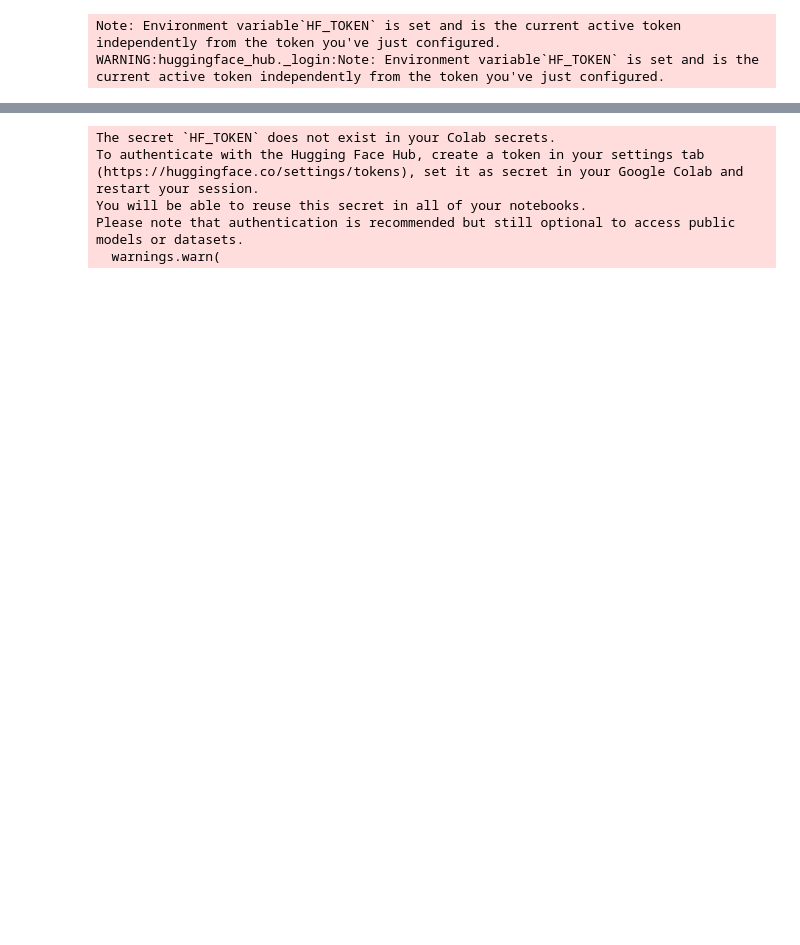
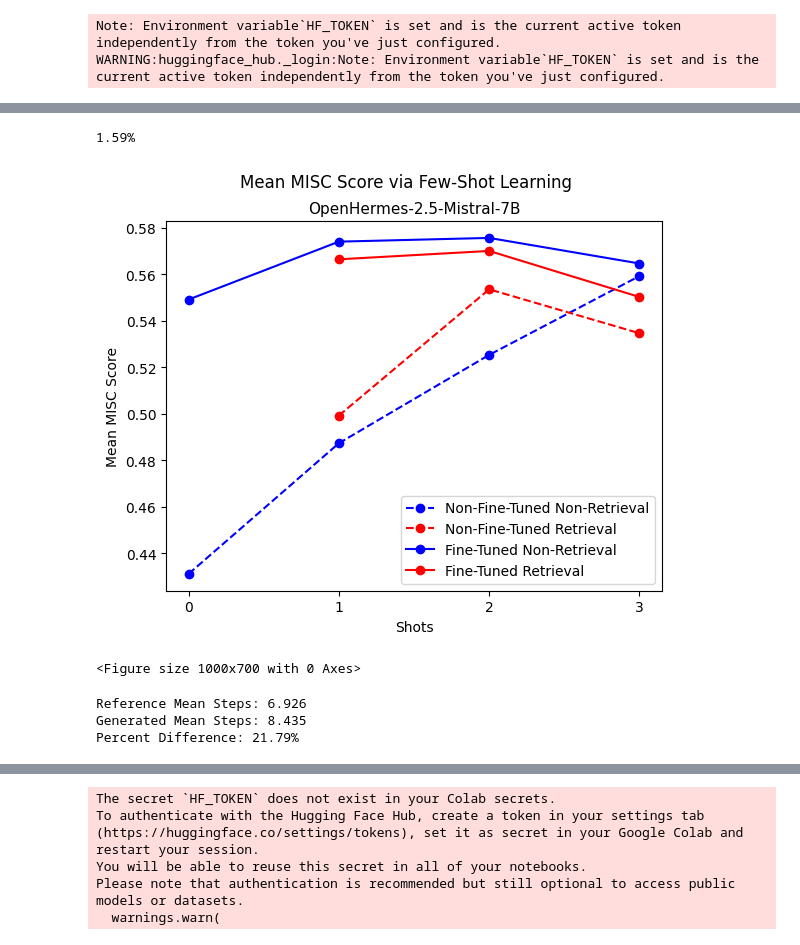
Before and after one commit to dcosta224/recipe-266-project, a Jupyter notebook: fine_tune.ipynb, the cells around one changed output, grey strips where cells are left out. Cells and saved outputs as stored; diff of their text form; code cells hidden in the pictures; blank space fills up the shorter version.

```diff
--- a/fine_tune.ipynb
+++ b/fine_tune.ipynb
@@ -77,0 +186,35 @@ DatasetDict({
+# %%
+better = 7.532
+base = 7.414
+
+print(f'{100*(better - base)/base:.2f}%')
+# %% [output]
+1.59%
+# %%
+import matplotlib.pyplot as plt
+
+for exp_class, val_dict in spearman_ratings.items():
+  shots, ratings = zip(*val_dict.items())
+  color = 'blue' if 'Non-Retrieval' in exp_class else 'red'
+  ls = '--' if 'Non-Fine-Tuned' in exp_class else '-'
+  plt.plot(
+      shots,
+      ratings,
+      label=exp_class.replace('_', ' '),
+      color=color,
+      linestyle=ls,
+      marker='o')
+
+plt.xticks(range(4))
+plt.xlabel("Shots")
+plt.ylabel("Mean MISC Score")
+plt.suptitle("Mean MISC Score via Few-Shot Learning")
+plt.title("OpenHermes-2.5-Mistral-7B", fontdict={'fontsize':11})
+
+
+plt.legend()
+plt.figure(figsize=(10,7))
+plt.show()
+# %% [output]
+[figure, added]
+<Figure size 1000x700 with 0 Axes>
@@ -77,0 +288,13 @@ DatasetDict({
+# %%
+ref_n_inst = [len(l) for l in ref_df['reference_instruction_list']]
+gen_n_inst = [len(l) for l in cot_nft_7['generated_instruction_list']]
+
+ref_steps = np.mean(ref_n_inst)
+gen_steps = np.mean(gen_n_inst)
+print(f"Reference Mean Steps: {ref_steps}")
+print(f"Generated Mean Steps: {gen_steps}")
+print(f"Percent Difference: {100*(gen_steps - ref_steps)/ref_steps:.2f}%")
+# %% [output]
+Reference Mean Steps: 6.926
+Generated Mean Steps: 8.435
+Percent Difference: 21.79%
```
Also changed, not shown: parts of 73 cells of this notebook, 2 other files.
